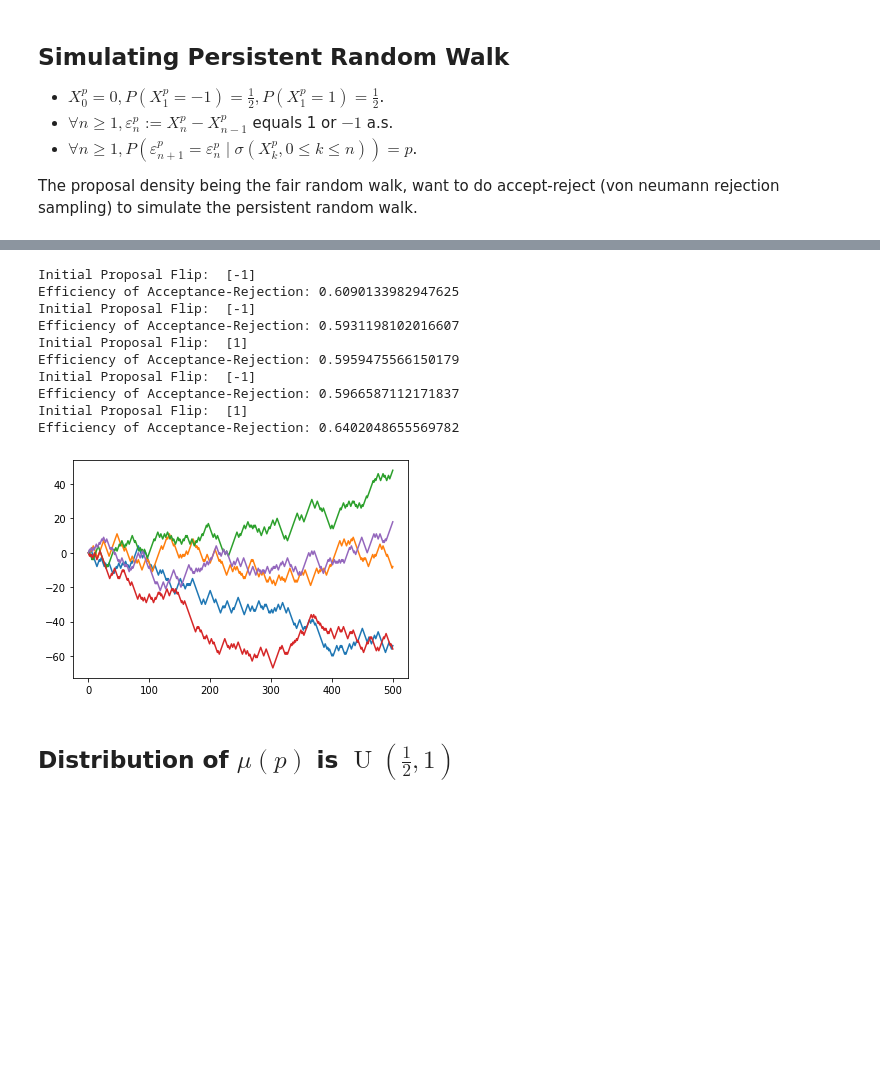
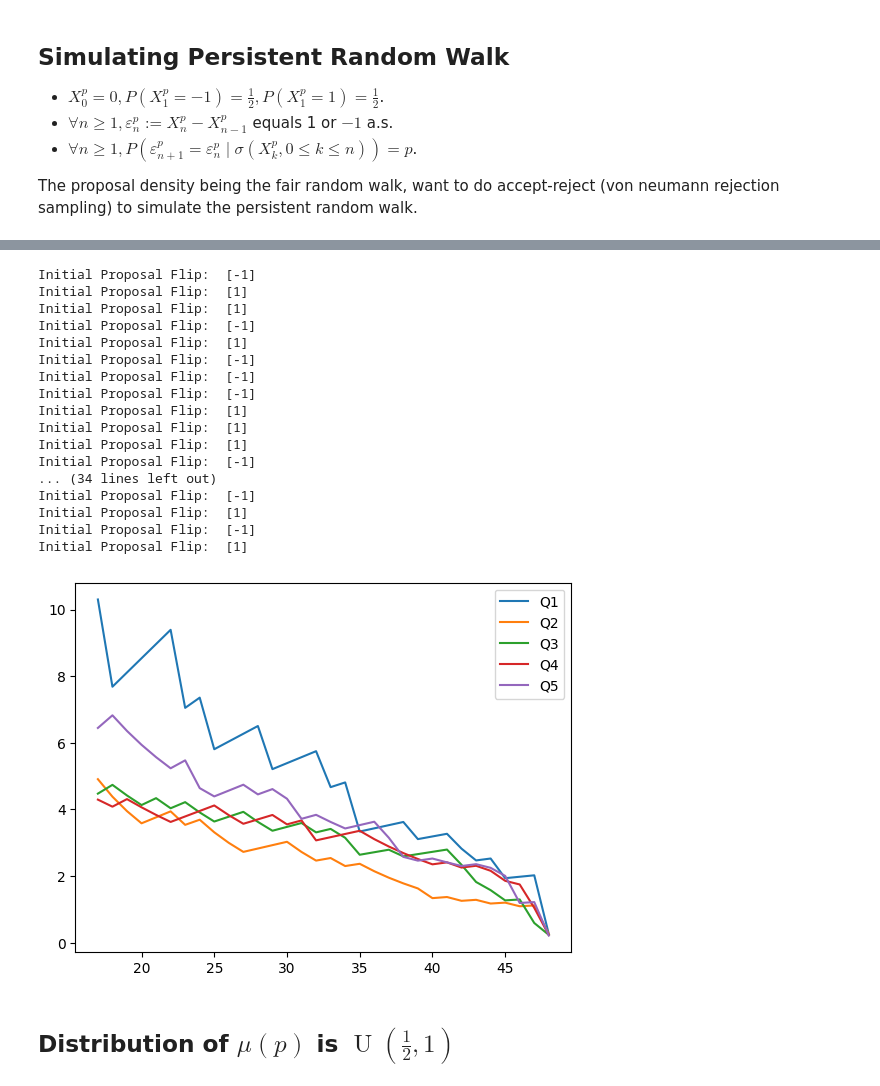
Before and after one commit to KumarRishabh/Alberta-Research, a Jupyter notebook: Simulating_Persistent_RW.ipynb, the cells around one changed output, grey strips where cells are left out. Saved outputs shown, nothing was run; the diff lists cells and outputs as text; code cells hidden in the pictures; blank space fills up the shorter version.

```diff
--- a/Simulating_Persistent_RW.ipynb
+++ b/Simulating_Persistent_RW.ipynb
@@ -56,20 +81,40 @@ Efficiency of Acceptance-Rejection: 0.5797101449275363
-# %%
-sample_paths = 5
-for i in range(sample_paths):
-  persistent_rw = np.cumsum(persistent_rw_flips(p, 500))
-  plt.plot(persistent_rw)
-# %% [output]
-Initial Proposal Flip:  [-1]
-Efficiency of Acceptance-Rejection: 0.6090133982947625
-Initial Proposal Flip:  [-1]
-Efficiency of Acceptance-Rejection: 0.5931198102016607
-Initial Proposal Flip:  [1]
-Efficiency of Acceptance-Rejection: 0.5959475566150179
-Initial Proposal Flip:  [-1]
-Efficiency of Acceptance-Rejection: 0.5966587112171837
-Initial Proposal Flip:  [1]
-Efficiency of Acceptance-Rejection: 0.6402048655569782
-[figure, removed]
+# %%
+sample_paths = 50
+quintiles = []
+for i in range(sample_paths):
+  persistent_rw = np.cumsum(persistent_rw_flips(p, 500))
+  #plt.plot(persistent_rw)
+  quintiles.append(persistent_rw[99::100])
+
+quintiles = np.array(quintiles).T
+
+for i in range(5):
+  Z = -np.sort(quintiles[i])
+  Z -= Z[-1] - 1
+  rs = np.arange(2, len(Z)-1)
+  hill = [r/np.sum(np.log(Z[1:r+1]/Z[r+1])) for r in rs]
+  plt.plot(rs[15:], hill[15:], label="Q"+str(i+1))
+plt.legend()
+plt.show()
+# %% [output]
+Initial Proposal Flip:  [-1]
+Initial Proposal Flip:  [1]
+Initial Proposal Flip:  [1]
+Initial Proposal Flip:  [-1]
+Initial Proposal Flip:  [1]
+Initial Proposal Flip:  [-1]
+Initial Proposal Flip:  [-1]
+Initial Proposal Flip:  [-1]
+Initial Proposal Flip:  [1]
+Initial Proposal Flip:  [1]
+Initial Proposal Flip:  [1]
+Initial Proposal Flip:  [-1]
+... (34 lines left out)
+Initial Proposal Flip:  [-1]
+Initial Proposal Flip:  [1]
+Initial Proposal Flip:  [-1]
+Initial Proposal Flip:  [1]
+[figure, added]
 # %% [markdown]
 ## Distribution of $\mu(p)$ is $\operatorname{U}(\frac{1}{2}, 1)$
 # %%
```
Also changed, not shown: parts of 20 cells of this notebook.
